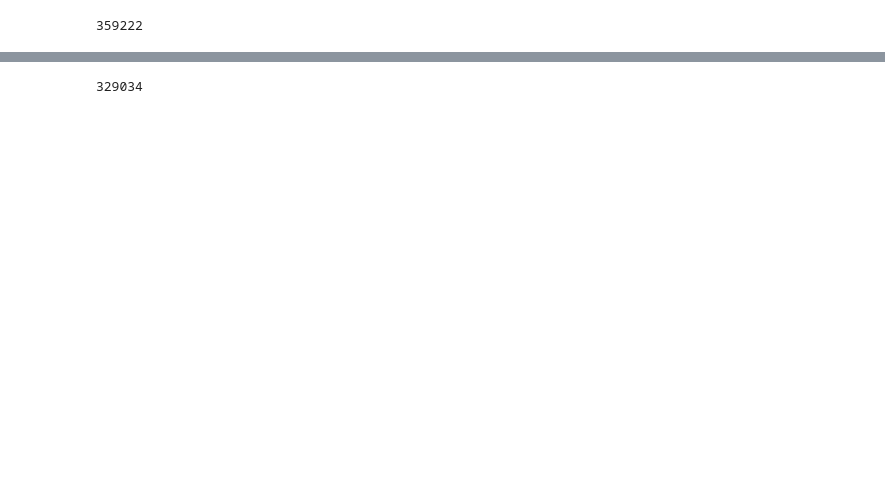
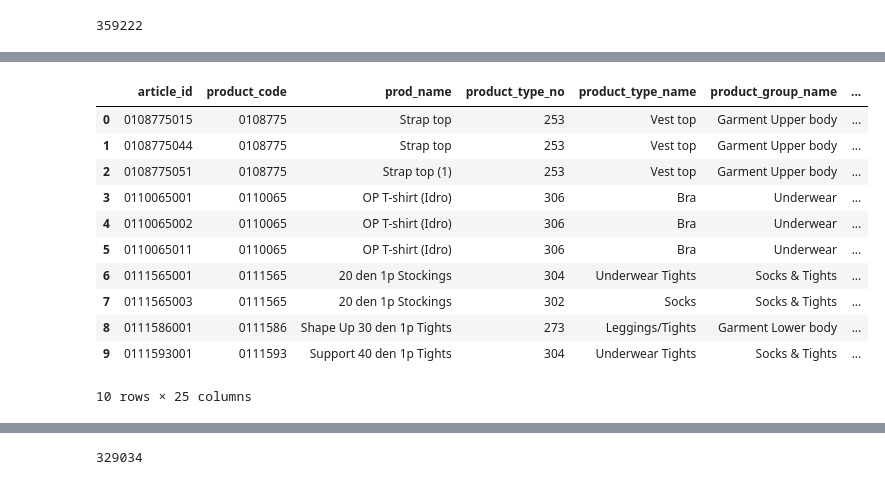
Before and after one commit to ahmed-arafaath/CS677-FinalProjectH-M, a Jupyter notebook: CS677_Final_Project.ipynb, the cells around one changed output, grey strips where cells are left out. Cells and saved outputs as stored; diff of their text form; code cells hidden in the pictures; blank space fills up the shorter version.

```diff
--- a/CS677_Final_Project.ipynb
+++ b/CS677_Final_Project.ipynb
@@ -97,0 +119,15 @@ len(np.unique(trans_train['customer_id']))
+# %%
+articles.head(10)
+# %% [output]
+|  | article_id | product_code | prod_name | product_type_no | product_type_name | product_group_name | ... |
+| 0 | 0108775015 | 0108775 | Strap top | 253 | Vest top | Garment Upper body | ... |
+| 1 | 0108775044 | 0108775 | Strap top | 253 | Vest top | Garment Upper body | ... |
+| 2 | 0108775051 | 0108775 | Strap top (1) | 253 | Vest top | Garment Upper body | ... |
+| 3 | 0110065001 | 0110065 | OP T-shirt (Idro) | 306 | Bra | Underwear | ... |
+| 4 | 0110065002 | 0110065 | OP T-shirt (Idro) | 306 | Bra | Underwear | ... |
+| 5 | 0110065011 | 0110065 | OP T-shirt (Idro) | 306 | Bra | Underwear | ... |
+| 6 | 0111565001 | 0111565 | 20 den 1p Stockings | 304 | Underwear Tights | Socks & Tights | ... |
+| 7 | 0111565003 | 0111565 | 20 den 1p Stockings | 302 | Socks | Socks & Tights | ... |
+| 8 | 0111586001 | 0111586 | Shape Up 30 den 1p Tights | 273 | Leggings/Tights | Garment Lower body | ... |
+| 9 | 0111593001 | 0111593 | Support 40 den 1p Tights | 304 | Underwear Tights | Socks & Tights | ... |
+10 rows × 25 columns
```
Also changed, not shown: parts of 38 cells of this notebook.
